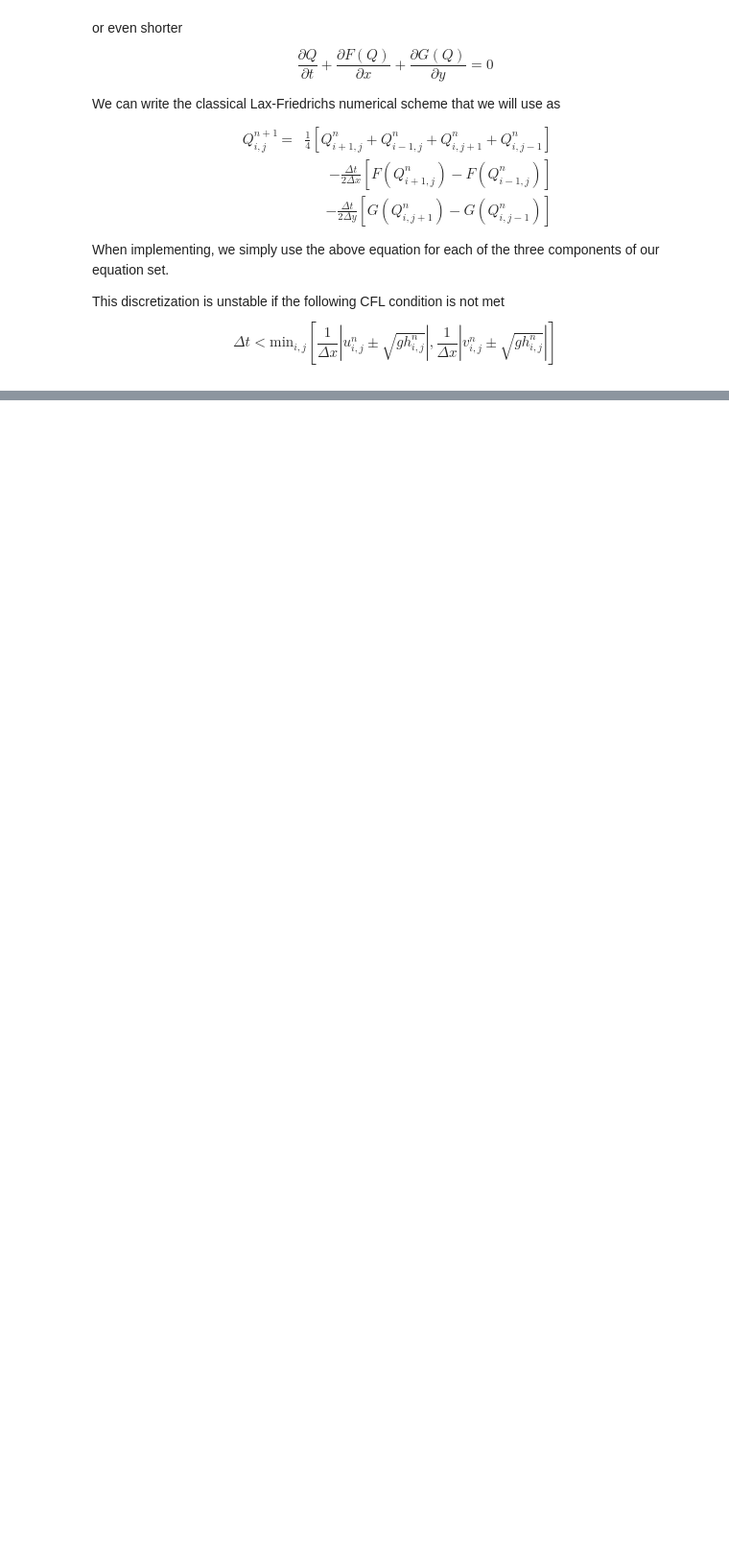
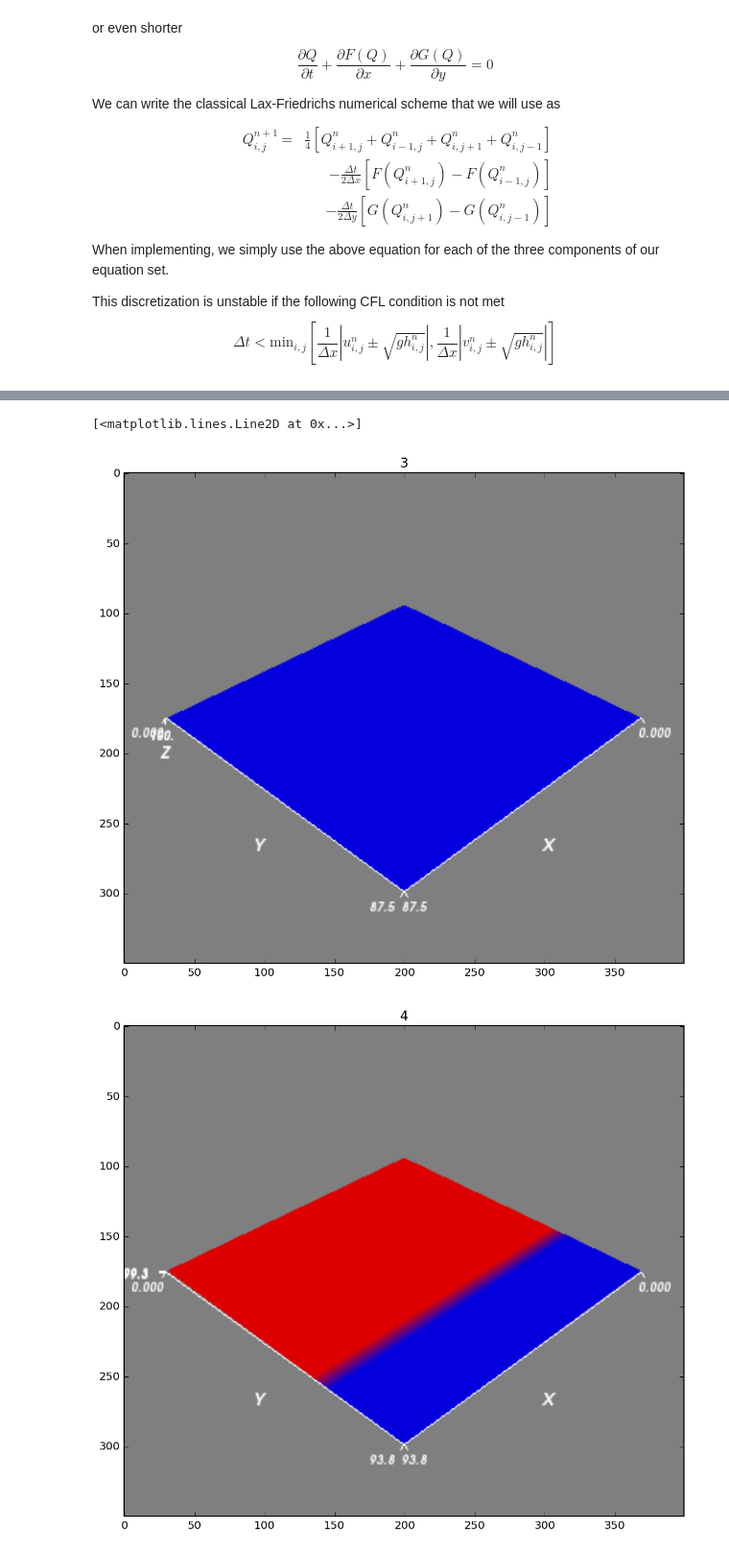
Before and after one commit to babrodtk/conslaws_python_opencl, a Jupyter notebook: ShallowWater2D.ipynb, the cells around one changed output, grey strips where cells are left out. Shown at 96% size. Cells and saved outputs as stored; diff of their text form; code cells hidden in the pictures; blank space fills up the shorter version.

```diff
--- a/ShallowWater2D.ipynb
+++ b/ShallowWater2D.ipynb
@@ -355,0 +360,33 @@ for i in range(1, 9):
+# %%
+times = []
+num_cells = []
+
+for i in range(3, 10):
+    nx = 2**i
+    ny = nx
+
+    cl_data, dx, dy, dt = circular_dambreak_initial_conditions(nx, ny)
+
+    timesteps_per_plot=2000
+
+    tic = time.time()
+    #Simulate
+    opencl_swe(cl_data, g, dx, dy, dt, timesteps_per_plot)
+
+    #Get result
+    h1, hu1, hv1 = cl_data.download()
+
+    toc = time.time()
+    print "Ncells:", str(nx*ny), ", Time spent: ", str(toc-tic), " seconds"
+
+    #Plot to sanity check result
+    figure()
+    imshow(easy_surf(h1, dx, dy))
+    title(str(i))
+
+    num_cells.append(nx*ny)
+    times.append(toc-tic)
+
+figure()
+loglog(num_cells, times)
+# %% [output]
@@ -355,0 +400,3 @@ for i in range(1, 9):
+[<matplotlib.lines.Line2D at 0x...>]
+[figure, added]
+[figure, added]
```
Also changed, not shown: parts of 9 cells of this notebook, 4 other files.
